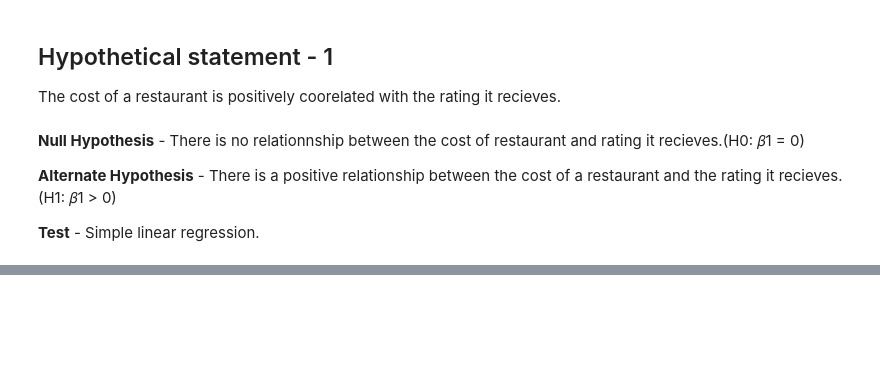
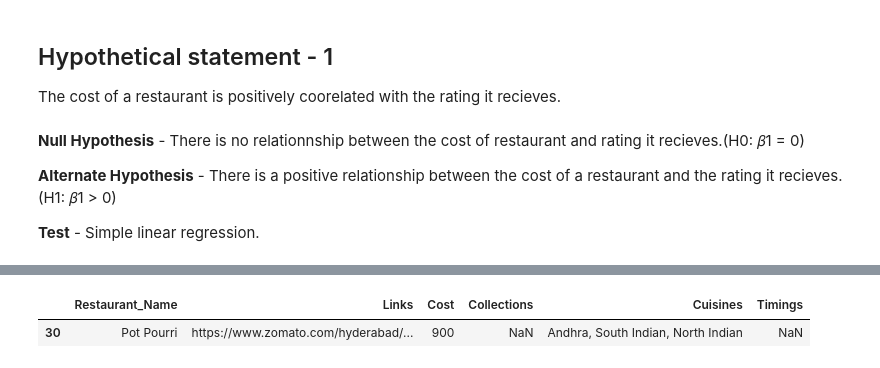
Before and after one commit to pi-mishra/Zomato-Restaurant-Clustering-And-Sentiment-Analysis, a Jupyter notebook: Zomato_Restaurant_Clustering_And_Sentiment_Analysis.ipynb, the cells around one changed output, grey strips where cells are left out. Cells and saved outputs as stored; diff of their text form; code cells hidden in the pictures; blank space fills up the shorter version.

```diff
--- a/Zomato_Restaurant_Clustering_And_Sentiment_Analysis.ipynb
+++ b/Zomato_Restaurant_Clustering_And_Sentiment_Analysis.ipynb
@@ -951,0 +1035,6 @@ Reject Null Hypothesis - There is no relationship between the cost of restaurant
+# %%
+#checking the null value in timing
+restaurant[restaurant['Timings'].isnull()]
+# %% [output]
+|  | Restaurant_Name | Links | Cost | Collections | Cuisines | Timings |
+| 30 | Pot Pourri | https://www.zomato.com/hyderabad/... | 900 | NaN | Andhra, South Indian, North Indian | NaN |
```
Also changed, not shown: parts of 13 cells of this notebook.
